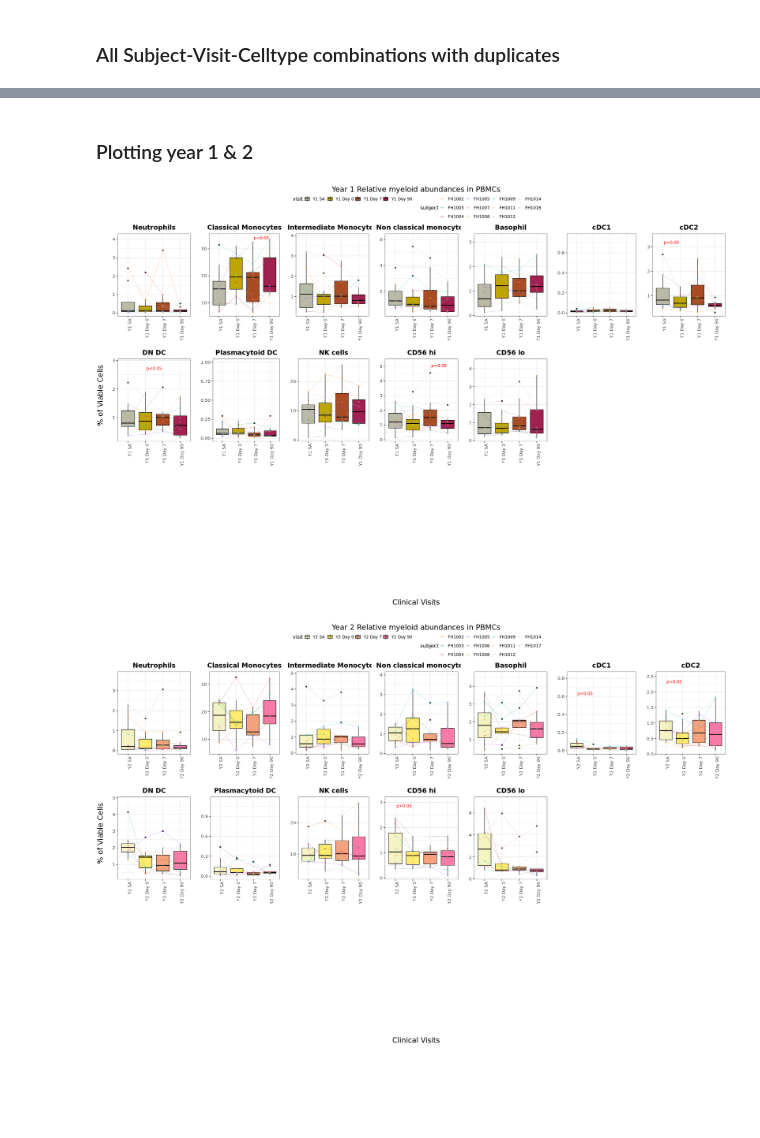
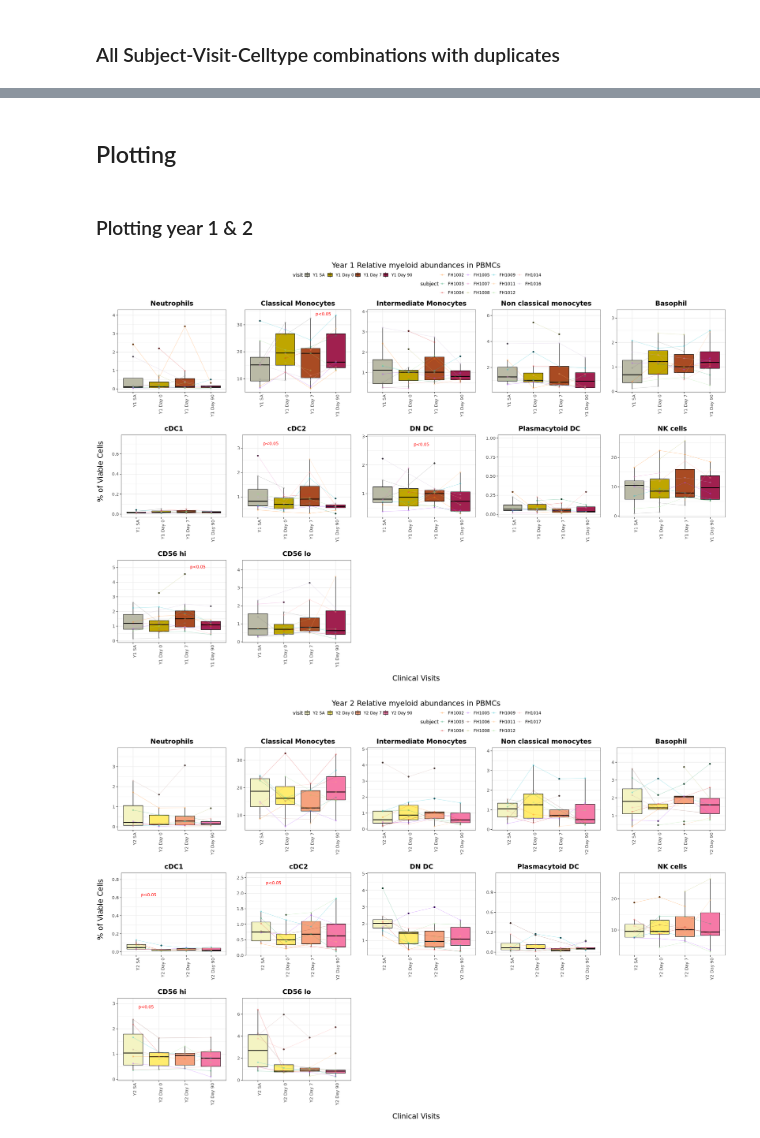
Before and after one commit to kevin-lee-aifi/pbmc_flow, a Jupyter notebook: notebooks/flu_response_longitudinal/myeloid_flu_response_longitudinal.ipynb, the cells around one changed output, grey strips where cells are left out. Drawn from its saved outputs; the diff is of its cells as text; code cells hidden in the pictures; blank space fills up the shorter version.

```diff
--- a/notebooks/flu_response_longitudinal/myeloid_flu_response_longitudinal.ipynb
+++ b/notebooks/flu_response_longitudinal/myeloid_flu_response_longitudinal.ipynb
@@ -40,0 +45,5 @@ df <- df[df$visit %in% names(timepoint_labels)]
+# %%
+data <- read.csv(file.path(home, path))
+unique_visits <- unique(data$Visit)
+visits_not_in_labels <- unique_visits[!unique_visits %in% names(timepoint_labels)]
+print(visits_not_in_labels)
@@ -135,3 +155,5 @@ ggpubr::ggarrange(plotlist = plots, common.legend = TRUE, ncol = 3, nrow = 1)
+# %% [markdown]
+## Plotting
 # %% [markdown]
 ### Plotting year 1 & 2
 # %%
@@ -146,33 +168,33 @@ names(duplicate_counts)[4] <- "N"
 duplicate_combos <- unique(duplicate_counts[duplicate_counts$N > 1, c("subject", "visit")])
 df <- df[!paste(df$subject, df$visit) %in% paste(duplicate_combos$subject, duplicate_combos$visit), ]
 
 df$visit <- factor(timepoint_labels[df$visit],
                   levels = c("Y1 SA", "Y1 Day 0", "Y1 Day 7", "Y1 Day 90",
                             "Y2 SA", "Y2 Day 0", "Y2 Day 7", "Y2 Day 90"))
 
 timepoints_pairs <- list(
     Y1 = list(c('Y1 SA','Y1 Day 0'), c('Y1 Day 0','Y1 Day 7'), c('Y1 Day 7', 'Y1 Day 90')),
     Y2 = list(c('Y2 SA','Y2 Day 0'), c('Y2 Day 0','Y2 Day 7'), c('Y2 Day 7', 'Y2 Day 90'))
 )
 
 create_figure <- function(pairs, title) {
     plotlist <- lapply(unique(df$cell), function(x) {
         testCelltype_paired(df, x, pairsOfTimes = pairs, size = 4)$Plot
     })
     fig <- ggpubr::ggarrange(plotlist = plotlist,
                             common.legend = TRUE,
                             legend.grob = get_legend(plotlist[[1]]),
-                            ncol = 7, nrow = 3)
+                            ncol = 5, nrow = 3)
     fig <- annotate_figure(fig, top = text_grob(title, size = 20))
     annotate_figure(fig, bottom = text_grob('Clinical Visits', size = 20),
                    left = text_grob('% of Viable Cells', size = 20, rot = 90))
 }
 
 y1_fig <- create_figure(timepoints_pairs$Y1, 'Year 1 Relative myeloid abundances in PBMCs')
 y2_fig <- create_figure(timepoints_pairs$Y2, 'Year 2 Relative myeloid abundances in PBMCs')
 
 print(y1_fig)
 print(y2_fig)
 # %% [output]
-[figure, old version]
+[figure, new version]
-[figure, old version]
+[figure, new version]
```
Also changed, not shown: parts of 6 cells of this notebook, 2 other files.
